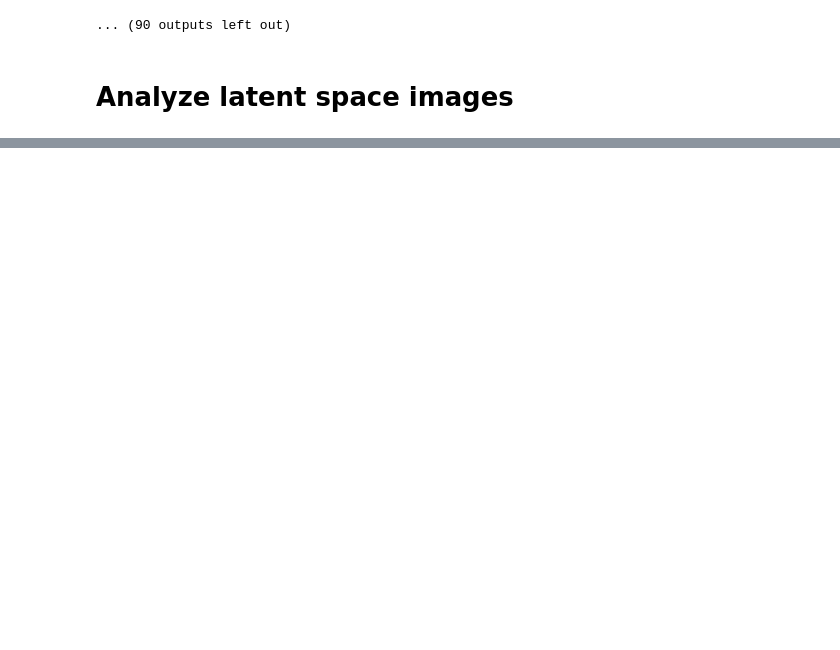
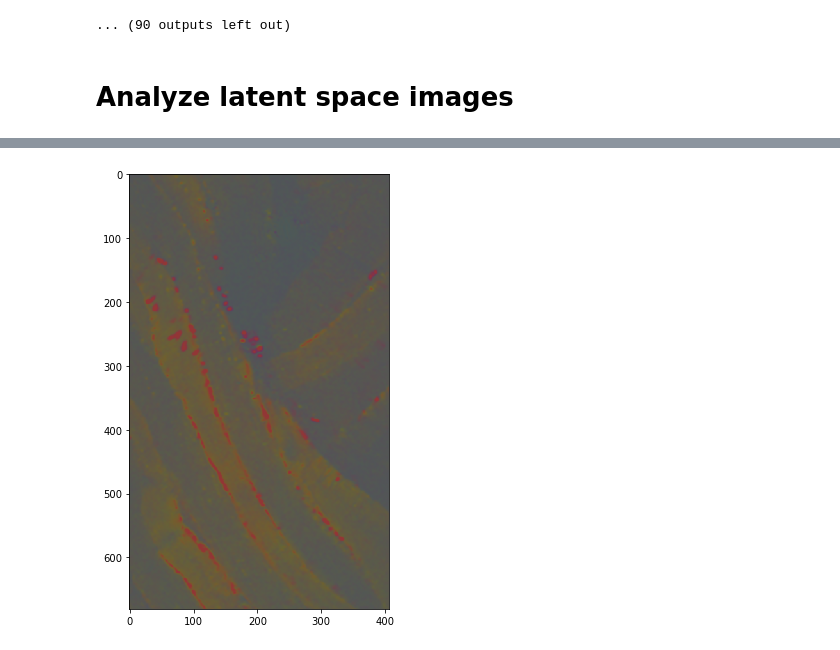
Before and after one commit to arya1080/spectral_autoencoder, a Jupyter notebook: initial_spectral_autoencoder.ipynb, the cells around one changed output, grey strips where cells are left out. Drawn from its saved outputs; the diff is of its cells as text; code cells hidden in the pictures; blank space fills up the shorter version.

```diff
--- a/initial_spectral_autoencoder.ipynb
+++ b/initial_spectral_autoencoder.ipynb
@@ -280,7 +337,9 @@ print(z_imgs.shape)
 # %%
 plt.figure(figsize=(8,8))
-plt.imshow(z_imgs[39,:,:,:])
+plt.imshow(z_imgs[2,:,:,:])
 plt.show()
+# %% [output]
+[figure, added]
 # %%
 # iterate through the latent space image stack and save the images
 n_count = 0
```
Also changed, not shown: parts of 8 cells of this notebook.
